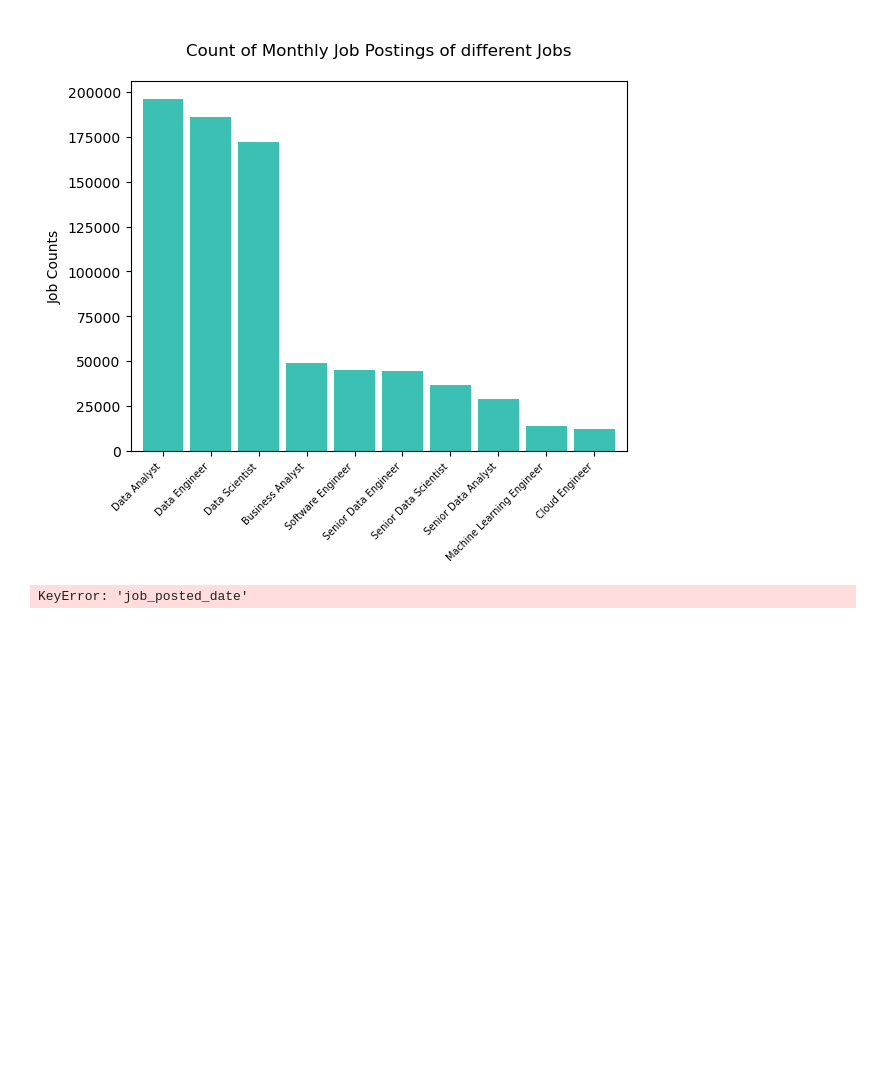
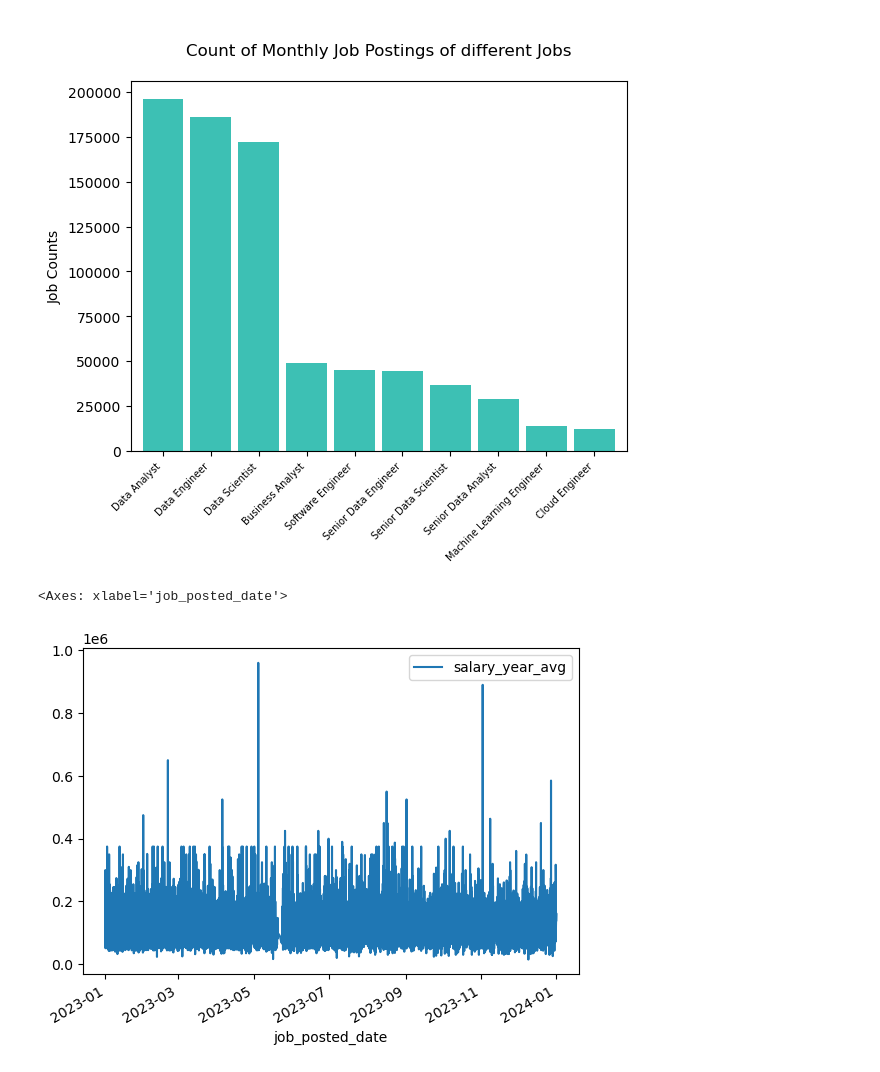
Before and after one commit to Sonu64/Data_Analytics, a Jupyter notebook: 01_Basics/Matplotlib/pandas_plotting.ipynb, the cells around one changed output. Drawn from its saved outputs; the diff is of its cells as text; code cells hidden in the pictures; blank space fills up the shorter version.

Commit message:
Fix KeyError and update plotting cell output
Resolved a KeyError related to 'job_posted_date' in the plotting cell. The cell now executes successfully and displays the expected plot output.

```diff
--- a/01_Basics/Matplotlib/pandas_plotting.ipynb
+++ b/01_Basics/Matplotlib/pandas_plotting.ipynb
@@ -27,23 +27,16 @@ plt.show()
 # %%
 ### FOR DATAFRAMES ###
 
+# Remove all the Rows with NaN values for salary_year_avg
+df.dropna(subset = ['salary_year_avg'], inplace=True)
+df.sort_values(by = 'job_posted_date', inplace=True)
 
-df.sort_values(by = 'job_posted_date', inplace=True)
-df.dropna(axis = 0, subset = ['salary_year_avg'], inplace = True)
-df = df.head()
-df.plot(x = 'job_posted_date', y = 'salary_year_avg', kind = 'line', color = '#ec7000')
-df.info()
 
-# When using the df.plot() method, you don't pass df.index or df.values to the x and y parameters. Instead, you pass the string names of the columns, or a List of Column names.
+# Y-axis are the Column Names we provide in a List of column names from the DataFrame, X-Axis is the single column
+# with respect to which are plotting the Y-axis values
 
-df = pd.DataFrame({
-    'Sales': [10, 20, 15, 25],
-    'Expenses': [5, 15, 10, 20]
-}, index = ['Jan', 'Feb', 'Mar', 'Apr'])
-
-# Simple line plot of all columns, # X-Labels are by default taken from the labels of index
-df.plot(y = ['Sales', 'Expenses'], kind = "line")
-plt.xlabel("Month")
-plt.show()
+# Plot how Yearly and Hourly Avg Salaries change w.r.t Job Posted Date
+df.plot(x = 'job_posted_date', y = ['salary_year_avg'], kind = 'line')
 # %% [output]
-KeyError: 'job_posted_date'
+<Axes: xlabel='job_posted_date'>
+[figure, added]
```
Also changed, not shown: parts of 1 cell of this notebook.
